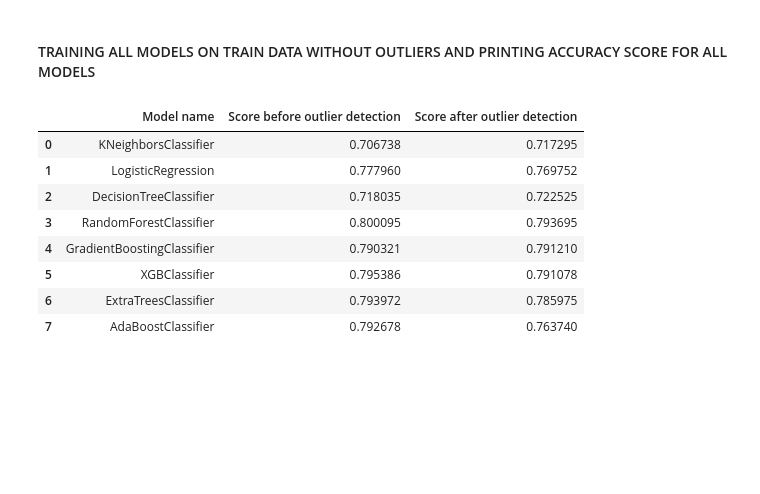
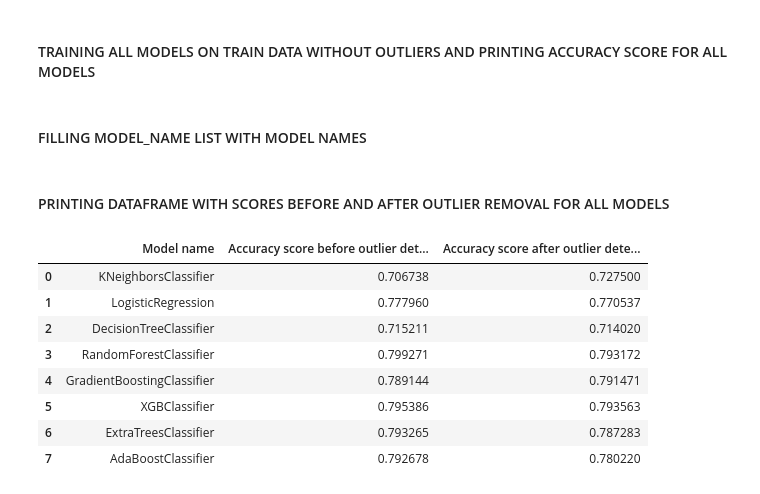
Before and after one commit to rkons88/Google-Alphabet-stock-price-forecast, a Jupyter notebook: Spaceship Titanic/Spaceship Titanic.ipynb, the cells around one changed output. Saved outputs shown, nothing was run; the diff lists cells and outputs as text; code cells hidden in the pictures; blank space fills up the shorter version.

```diff
--- a/Spaceship Titanic/Spaceship Titanic.ipynb
+++ b/Spaceship Titanic/Spaceship Titanic.ipynb
@@ -617,7 +615,7 @@ score_before_outliers_detection = []
 
 for model in models:
     model.fit(X_train,y_train)
-    score = cross_validat`e(model, X_train, y_train, cv=kfold, scoring='accuracy')
+    score = cross_validate(model, X_train, y_train, cv=kfold, scoring='accuracy')
     score_before_outliers_detection.append(score['test_score'].mean())
     model.predict(X_test)
 # %% [markdown]
@@ -655,25 +653,29 @@ for model in models:
     score = cross_validate(model, X_train, y_train.values.ravel(), cv=kfold, scoring='accuracy')
     score_after_outliers_detection.append(score['test_score'].mean())
     model.predict(X_test)
+# %% [markdown]
+#### FILLING MODEL_NAME LIST WITH MODEL NAMES
 # %%
 model_name = []
 
 for model in models:
     model_name.append(type(model).__name__)
+# %% [markdown]
+#### PRINTING DATAFRAME WITH SCORES BEFORE AND AFTER OUTLIER REMOVAL FOR ALL MODELS
 # %%
 overview = pd.concat([pd.DataFrame(model_name).rename(columns={outlier.columns[0]: 'Model name'}),
-                      pd.DataFrame(score_before_outliers_detection).rename(columns={outlier.columns[0]: 'Score before outlier detection'}),
-                      pd.DataFrame(score_after_outliers_detection).rename(columns={outlier.columns[0]: 'Score after outlier detection'})],
+                      pd.DataFrame(score_before_outliers_detection).rename(columns={outlier.columns[0]: 'Accuracy score before outlier detection'}),
+                      pd.DataFrame(score_after_outliers_detection).rename(columns={outlier.columns[0]: 'Accuracy score after outlier detection'})],
                       axis=1)
 
 overview
 # %% [output]
-|  | Model name | Score before outlier detection | Score after outlier detection |
-| 0 | KNeighborsClassifier | 0.706738 | 0.717295 |
-| 1 | LogisticRegression | 0.777960 | 0.769752 |
-| 2 | DecisionTreeClassifier | 0.718035 | 0.722525 |
-| 3 | RandomForestClassifier | 0.800095 | 0.793695 |
-| 4 | GradientBoostingClassifier | 0.790321 | 0.791210 |
-| 5 | XGBClassifier | 0.795386 | 0.791078 |
-| 6 | ExtraTreesClassifier | 0.793972 | 0.785975 |
-| 7 | AdaBoostClassifier | 0.792678 | 0.763740 |
+|  | Model name | Accuracy score before outlier det... | Accuracy score after outlier dete... |
+| 0 | KNeighborsClassifier | 0.706738 | 0.727500 |
+| 1 | LogisticRegression | 0.777960 | 0.770537 |
+| 2 | DecisionTreeClassifier | 0.715211 | 0.714020 |
+| 3 | RandomForestClassifier | 0.799271 | 0.793172 |
+| 4 | GradientBoostingClassifier | 0.789144 | 0.791471 |
+| 5 | XGBClassifier | 0.795386 | 0.793563 |
+| 6 | ExtraTreesClassifier | 0.793265 | 0.787283 |
+| 7 | AdaBoostClassifier | 0.792678 | 0.780220 |
```
Also changed, not shown: parts of 2 cells of this notebook.
